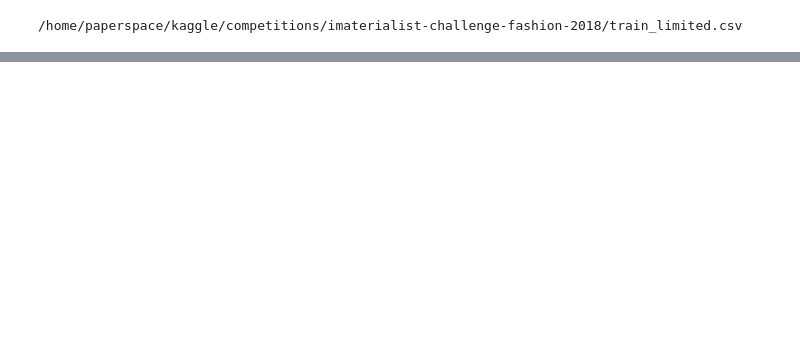
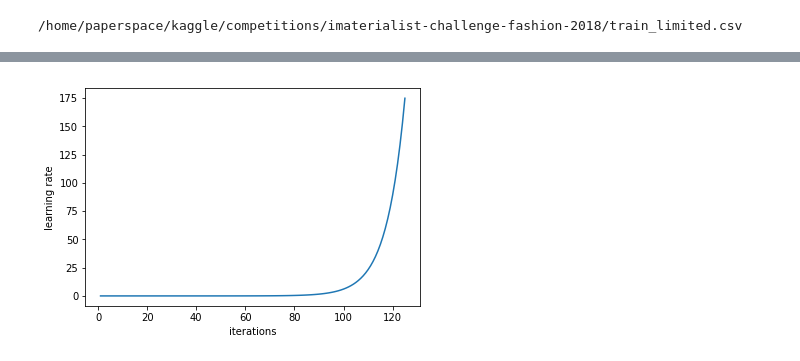
Before and after one commit to Muosvr/iMaterialistChallenge, a Jupyter notebook: iMaterialist-Challenge.ipynb, the cells around one changed output, grey strips where cells are left out. Cells and saved outputs as stored; diff of their text form; code cells hidden in the pictures; blank space fills up the shorter version.

```diff
--- a/iMaterialist-Challenge.ipynb
+++ b/iMaterialist-Challenge.ipynb
@@ -229,0 +324,4 @@ def get_data(sz):
+# %%
+learn.sched.plot_lr()
+# %% [output]
+[figure, added]
```
Also changed, not shown: parts of 27 cells of this notebook.
